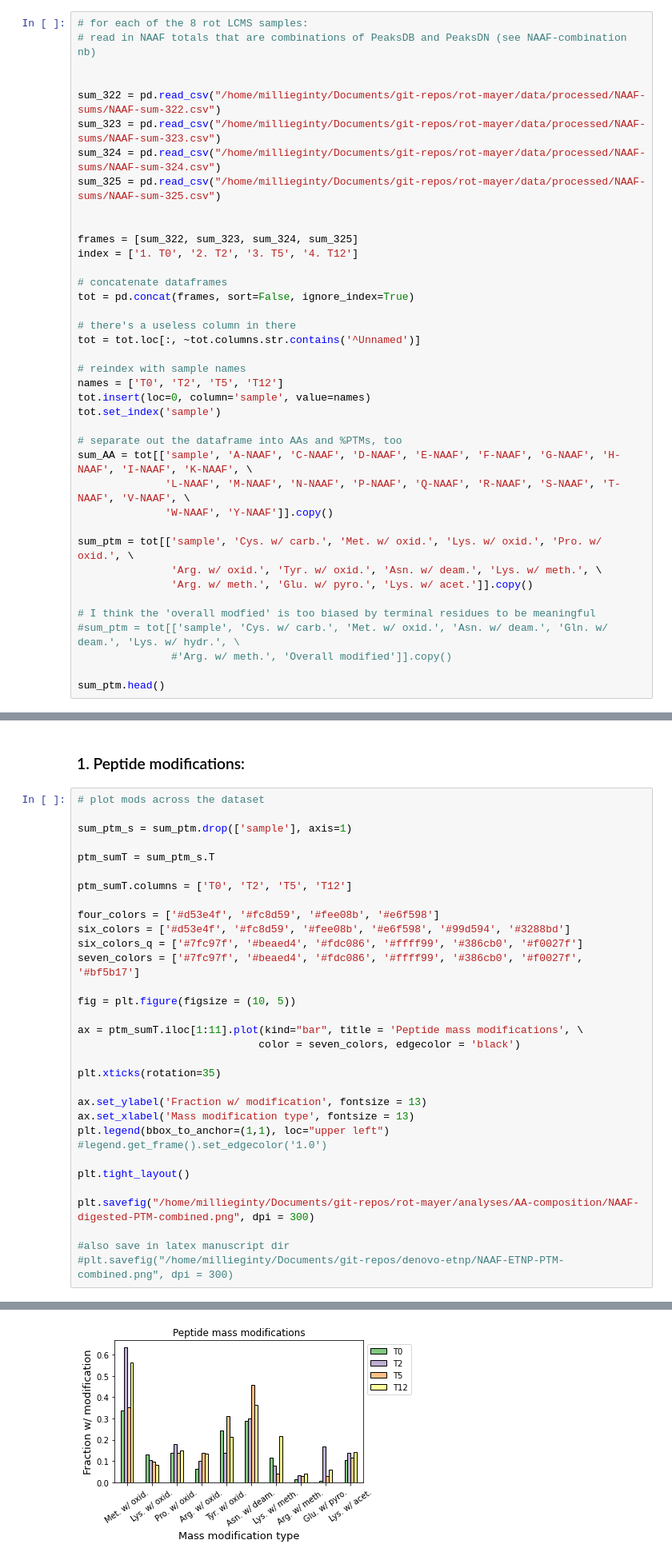
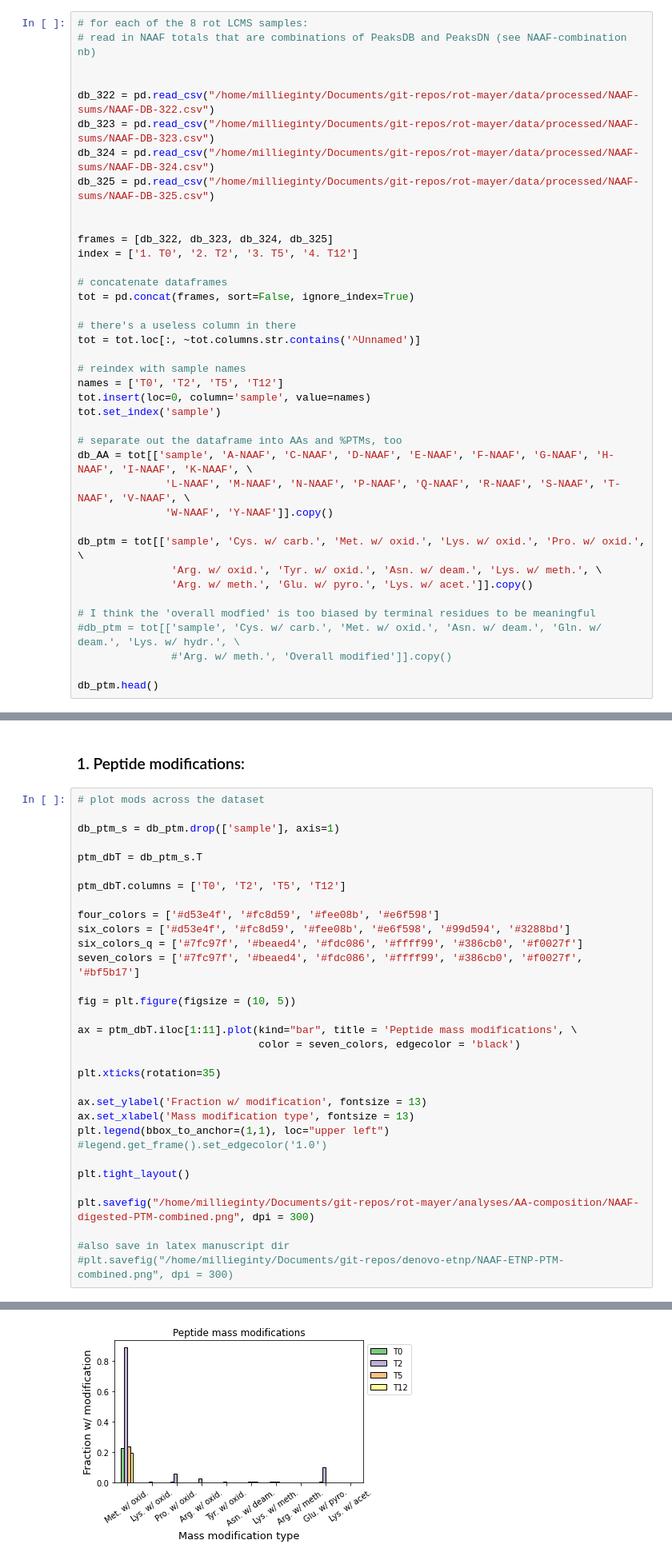
Before and after one commit to MeganEDuffy/rot-mayer, a Jupyter notebook: notebooks/PTM-AA/PTM-AAs_DB.ipynb, the cells around one changed output, grey strips where cells are left out. Shown at 80% size. Cells and saved outputs as stored; diff of their text form.

Commit message:
made db only naaf corrected ptm nb and figure

```diff
--- a/notebooks/PTM-AA/PTM-AAs_DB.ipynb
+++ b/notebooks/PTM-AA/PTM-AAs_DB.ipynb
@@ -39,13 +39,13 @@ pd.__version__
 # read in NAAF totals that are combinations of PeaksDB and PeaksDN (see NAAF-combination nb)
 
 
-sum_322 = pd.read_csv("/home/millieginty/Documents/git-repos/rot-mayer/data/processed/NAAF-sums/NAAF-sum-322.csv")
-sum_323 = pd.read_csv("/home/millieginty/Documents/git-repos/rot-mayer/data/processed/NAAF-sums/NAAF-sum-323.csv")
-sum_324 = pd.read_csv("/home/millieginty/Documents/git-repos/rot-mayer/data/processed/NAAF-sums/NAAF-sum-324.csv")
-sum_325 = pd.read_csv("/home/millieginty/Documents/git-repos/rot-mayer/data/processed/NAAF-sums/NAAF-sum-325.csv")
+db_322 = pd.read_csv("/home/millieginty/Documents/git-repos/rot-mayer/data/processed/NAAF-sums/NAAF-DB-322.csv")
+db_323 = pd.read_csv("/home/millieginty/Documents/git-repos/rot-mayer/data/processed/NAAF-sums/NAAF-DB-323.csv")
+db_324 = pd.read_csv("/home/millieginty/Documents/git-repos/rot-mayer/data/processed/NAAF-sums/NAAF-DB-324.csv")
+db_325 = pd.read_csv("/home/millieginty/Documents/git-repos/rot-mayer/data/processed/NAAF-sums/NAAF-DB-325.csv")
 
 
-frames = [sum_322, sum_323, sum_324, sum_325]
+frames = [db_322, db_323, db_324, db_325]
 index = ['1. T0', '2. T2', '3. T5', '4. T12']
 
 # concatenate dataframes
@@ -60,18 +60,18 @@ tot.insert(loc=0, column='sample', value=names)
 tot.set_index('sample')
 
 # separate out the dataframe into AAs and %PTMs, too
-sum_AA = tot[['sample', 'A-NAAF', 'C-NAAF', 'D-NAAF', 'E-NAAF', 'F-NAAF', 'G-NAAF', 'H-NAAF', 'I-NAAF', 'K-NAAF', \
+db_AA = tot[['sample', 'A-NAAF', 'C-NAAF', 'D-NAAF', 'E-NAAF', 'F-NAAF', 'G-NAAF', 'H-NAAF', 'I-NAAF', 'K-NAAF', \
               'L-NAAF', 'M-NAAF', 'N-NAAF', 'P-NAAF', 'Q-NAAF', 'R-NAAF', 'S-NAAF', 'T-NAAF', 'V-NAAF', \
               'W-NAAF', 'Y-NAAF']].copy()
 
-sum_ptm = tot[['sample', 'Cys. w/ carb.', 'Met. w/ oxid.', 'Lys. w/ oxid.', 'Pro. w/ oxid.', \
+db_ptm = tot[['sample', 'Cys. w/ carb.', 'Met. w/ oxid.', 'Lys. w/ oxid.', 'Pro. w/ oxid.', \
                'Arg. w/ oxid.', 'Tyr. w/ oxid.', 'Asn. w/ deam.', 'Lys. w/ meth.', \
                'Arg. w/ meth.', 'Glu. w/ pyro.', 'Lys. w/ acet.']].copy()
 
 # I think the 'overall modfied' is too biased by terminal residues to be meaningful
-#sum_ptm = tot[['sample', 'Cys. w/ carb.', 'Met. w/ oxid.', 'Asn. w/ deam.', 'Gln. w/ deam.', 'Lys. w/ hydr.', \
+#db_ptm = tot[['sample', 'Cys. w/ carb.', 'Met. w/ oxid.', 'Asn. w/ deam.', 'Gln. w/ deam.', 'Lys. w/ hydr.', \
                #'Arg. w/ meth.', 'Overall modified']].copy()
 
-sum_ptm.head()
+db_ptm.head()
 # %% [output]
 |  | sample | Cys. w/ carb. | Met. w/ oxid. | Lys. w/ oxid. | Pro. w/ oxid. | Arg. w/ oxid. | Tyr. w/ oxid. | ... |
@@ -129,38 +129,38 @@ sum_ptm_undig.head()
 # %%
 # plot mods across the dataset
 
-sum_ptm_s = sum_ptm.drop(['sample'], axis=1)
+db_ptm_s = db_ptm.drop(['sample'], axis=1)
 
-ptm_sumT = sum_ptm_s.T
+ptm_dbT = db_ptm_s.T
 
-ptm_sumT.columns = ['T0', 'T2', 'T5', 'T12']
+ptm_dbT.columns = ['T0', 'T2', 'T5', 'T12']
 
 four_colors = ['#d53e4f', '#fc8d59', '#fee08b', '#e6f598']
 six_colors = ['#d53e4f', '#fc8d59', '#fee08b', '#e6f598', '#99d594', '#3288bd']
 six_colors_q = ['#7fc97f', '#beaed4', '#fdc086', '#ffff99', '#386cb0', '#f0027f']
 seven_colors = ['#7fc97f', '#beaed4', '#fdc086', '#ffff99', '#386cb0', '#f0027f', '#bf5b17']
 
 fig = plt.figure(figsize = (10, 5))
 
-ax = ptm_sumT.iloc[1:11].plot(kind="bar", title = 'Peptide mass modifications', \
+ax = ptm_dbT.iloc[1:11].plot(kind="bar", title = 'Peptide mass modifications', \
                              color = seven_colors, edgecolor = 'black')
 
 plt.xticks(rotation=35)
 
 ax.set_ylabel('Fraction w/ modification', fontsize = 13)
 ax.set_xlabel('Mass modification type', fontsize = 13)
 plt.legend(bbox_to_anchor=(1,1), loc="upper left")
 #legend.get_frame().set_edgecolor('1.0')
 
 plt.tight_layout()
 
 plt.savefig("/home/millieginty/Documents/git-repos/rot-mayer/analyses/AA-composition/NAAF-digested-PTM-combined.png", dpi = 300)
 
 #also save in latex manuscript dir
 #plt.savefig("/home/millieginty/Documents/git-repos/denovo-etnp/NAAF-ETNP-PTM-combined.png", dpi = 300)
 # %% [output]
 <Figure size 720x360 with 0 Axes>
-[figure, old version]
+[figure, new version]
 # %%
 # plot mods across the dataset (undigested)
 
```
Also changed, not shown: parts of 7 cells of this notebook, 2 other files.
